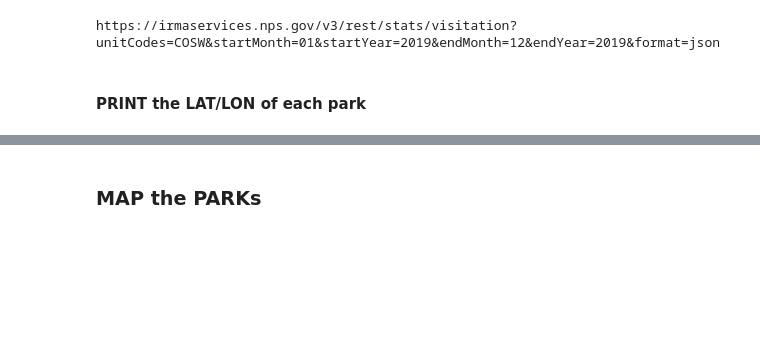
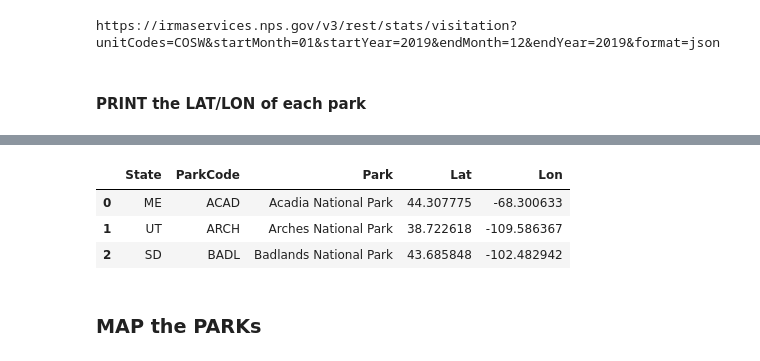
Before and after one commit to Eng-Hisham991/National_Park_Analysis, a Jupyter notebook: censusTry.ipynb, the cells around one changed output, grey strips where cells are left out. Saved outputs shown, nothing was run; the diff lists cells and outputs as text; code cells hidden in the pictures; blank space fills up the shorter version.

```diff
--- a/censusTry.ipynb
+++ b/censusTry.ipynb
@@ -356,3 +372,10 @@ Empty Cell...Skipping WRSG
+# %%
+park_lat_lon_df.head(3)
+# %% [output]
+|  | State | ParkCode | Park | Lat | Lon |
+| 0 | ME | ACAD | Acadia National Park | 44.307775 | -68.300633 |
+| 1 | UT | ARCH | Arches National Park | 38.722618 | -109.586367 |
+| 2 | SD | BADL | Badlands National Park | 43.685848 | -102.482942 |
 # %% [markdown]
 ### MAP the PARKs
 # %%
```
Also changed, not shown: parts of 24 cells of this notebook.
